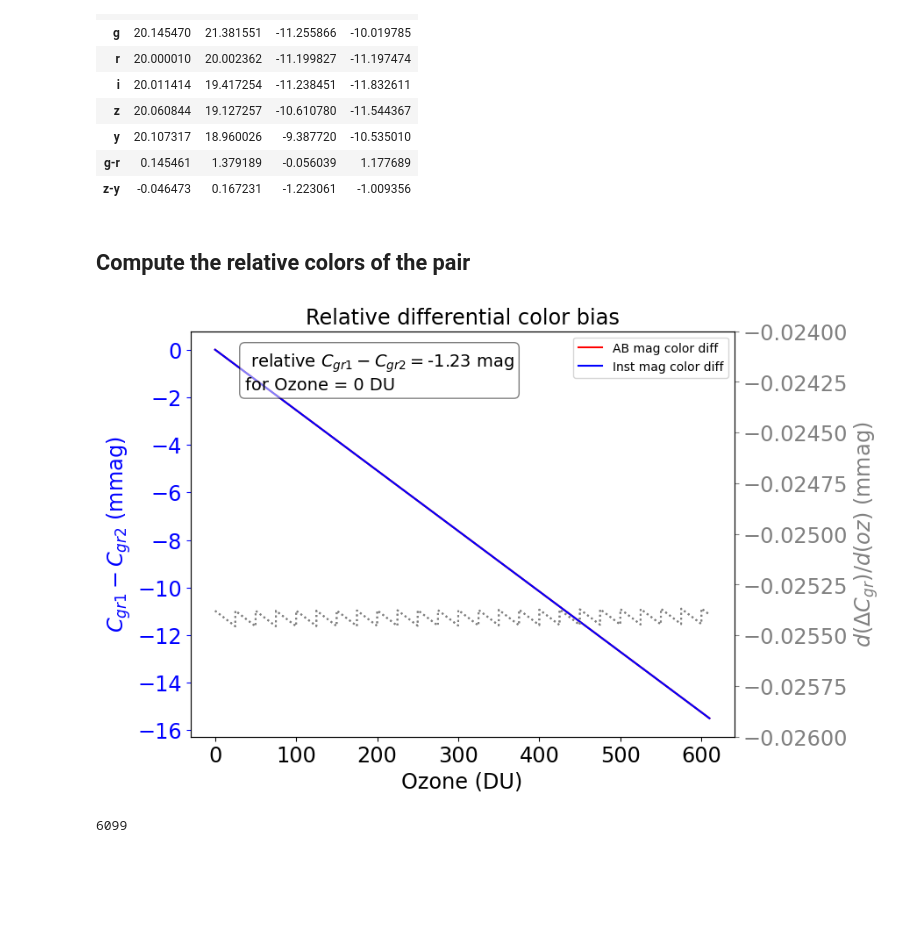
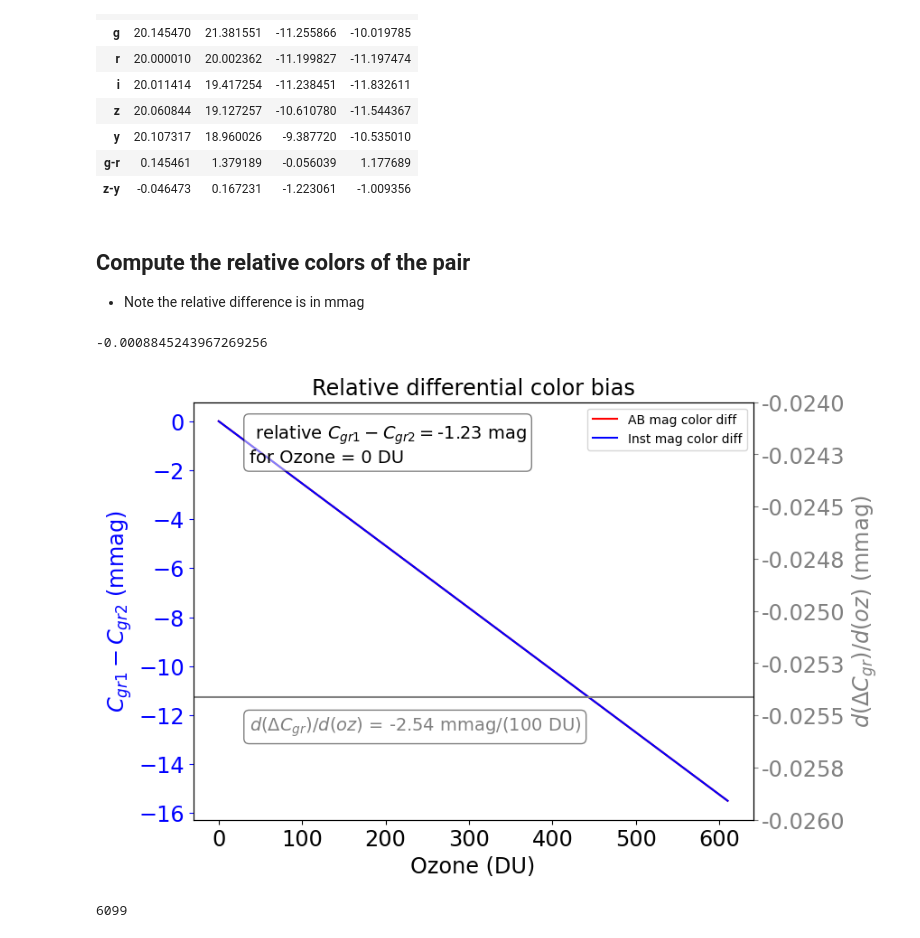
Before and after one commit to sylvielsstfr/RubinLSSTPhotometricCorrTuto, a Jupyter notebook: notebooks/06_SEDPicklesColors/SimulateOzoneeffectColorsPicklesAuxtelData_auxtelSDSSfilters.ipynb, the cells around one changed output. Drawn from its saved outputs; the diff is of its cells as text; code cells hidden in the pictures; blank space fills up the shorter version.

```diff
--- a/notebooks/06_SEDPicklesColors/SimulateOzoneeffectColorsPicklesAuxtelData_auxtelSDSSfilters.ipynb
+++ b/notebooks/06_SEDPicklesColors/SimulateOzoneeffectColorsPicklesAuxtelData_auxtelSDSSfilters.ipynb
@@ -616,6 +616,8 @@ all_df_magcol[0]
 | z-y | -0.046473 | 0.167231 | -1.223061 | -1.009356 |
 # %% [markdown]
 ## Compute the relative colors of the pair
+
+- Note the relative difference is in mmag
 # %%
 df_diffcol = pd.DataFrame(columns=["oz","Cgr1_Cgr2_abmag","Cgr1_Cgr2_instmag"])
 for index,oz in enumerate(all_oz):
@@ -631,32 +634,50 @@ dx = np.diff(df_diffcol.oz.values).mean()
 dy1 = np.diff(df_diffcol["Cgr1_Cgr2_abmag_rel"].values)
 dy2 = np.diff(df_diffcol["Cgr1_Cgr2_instmag_rel"].values)
 g_r0 = df_diffcol.loc[0,"Cgr1_Cgr2_abmag"]
+# %%
+dydx1_m = np.mean(dy1/dx)
+dydx2_m = np.mean(dy2/dx)
+dydx1_s = np.std(dy1/dx)
+dydx2_s = np.std(dy2/dx)
+# %%
+dydx1_s/dydx1_m
+# %% [output]
+-0.0008845243967269256
 # %%
 fig, ax = plt.subplots(1,1,figsize=(8,6))
 df_diffcol.plot(x="oz",y="Cgr1_Cgr2_abmag_rel",ax=ax,color="r",label="AB mag color diff")
 df_diffcol.plot(x="oz",y="Cgr1_Cgr2_instmag_rel",ax=ax,color="b",label="Inst mag color diff")
 
 ax.set_xlabel("Ozone (DU)")
 ax.set_ylabel("$C_{gr1}-C_{gr2}$ (mmag)",color="b")
 ax.set_title(f"Relative differential color bias")
 #ax.yaxis.label.set_color('r')
 ax.tick_params(axis='y', colors='b')
 
 textstr = '\n'.join((" relative $C_{gr1}-C_{gr2} = $"+ f"{g_r0:.2f} mag","for Ozone = 0 DU"))
 # these are matplotlib.patch.Patch properties
 props = dict(boxstyle='round', facecolor='white', alpha=0.5)
 
 # place a text box in upper left in axes coords
 ax.text(0.1, 0.95, textstr, transform=ax.transAxes, fontsize=14, verticalalignment='top', bbox=props)
 
 ax2 = ax.twinx()
-ax2.plot(df_diffcol.oz.values[:-1],dy1/dx,":",color="grey",label="dC/doz(ABmag)")
-ax2.plot(df_diffcol.oz.values[:-1],dy2/dx,":",color="grey",label="dC/doz(Instmag)")
+#ax2.plot(df_diffcol.oz.values[:-1],dy1/dx,":",color="grey",label="dC/doz(ABmag)")
+#ax2.plot(df_diffcol.oz.values[:-1],dy2/dx,":",color="grey",label="dC/doz(Instmag)")
 ax2.set_ylabel("$d(\Delta C_{gr})/d(oz)$ (mmag)",color="grey")
+ax2.axhline(dydx1_m,color="grey")
 ax2.set_ylim(-.026,-0.024)
 ax2.tick_params(axis='y', colors='grey')
+
+slope = dydx1_m*100.0
+textstr2 = "$d(\Delta C_{gr})/d(oz)$" + f" = {slope:.2f} mmag/(100 DU)"
+
+ax2.text(0.1, 0.25, textstr2, transform=ax2.transAxes, fontsize=14, color="grey",verticalalignment='top', bbox=props)
+
+from matplotlib.ticker import StrMethodFormatter
+plt.gca().yaxis.set_major_formatter(StrMethodFormatter('{x:,.4f}')) # 2 decimal places
 # %% [output]
-[figure, old version]
+[figure, new version]
 # %%
 dx = np.diff(df_diffcol.oz.values).mean()
 # %%
```
Also changed, not shown: parts of 1 cell of this notebook, 4 other files.
